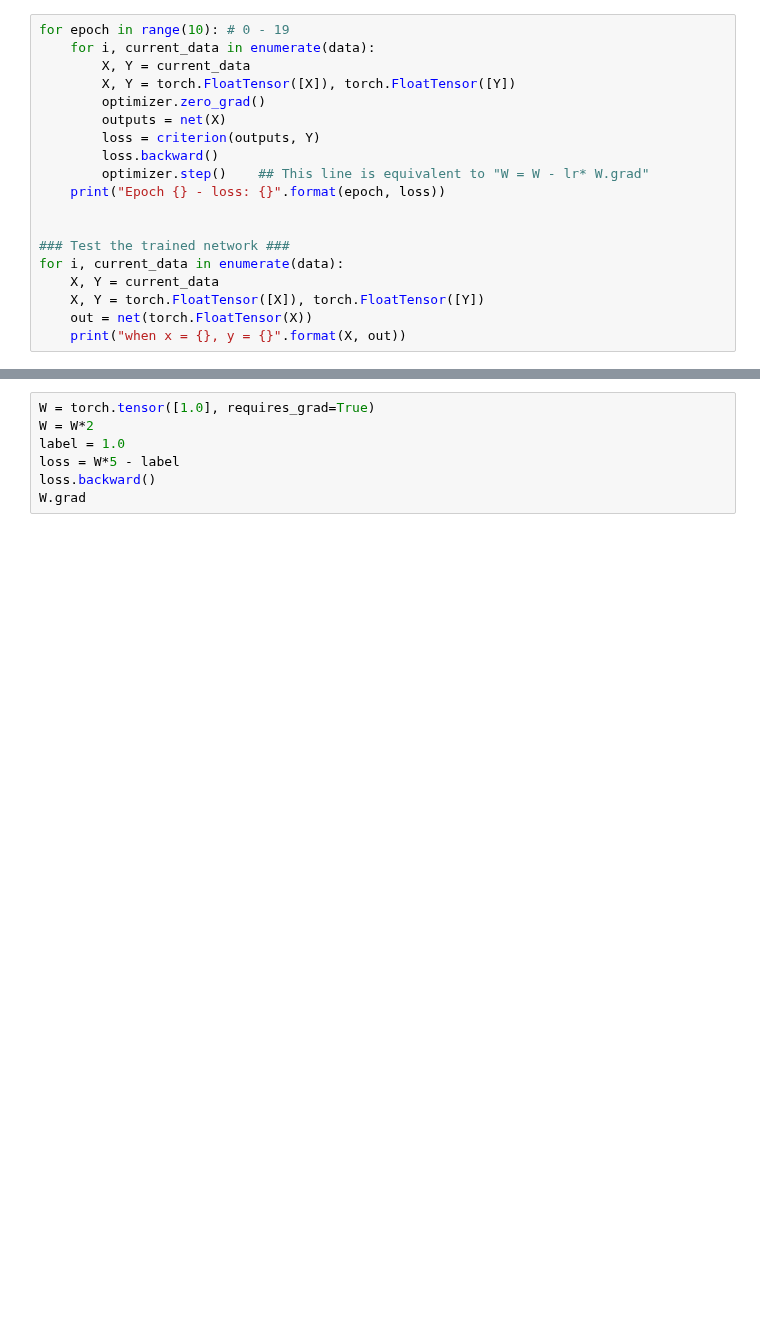
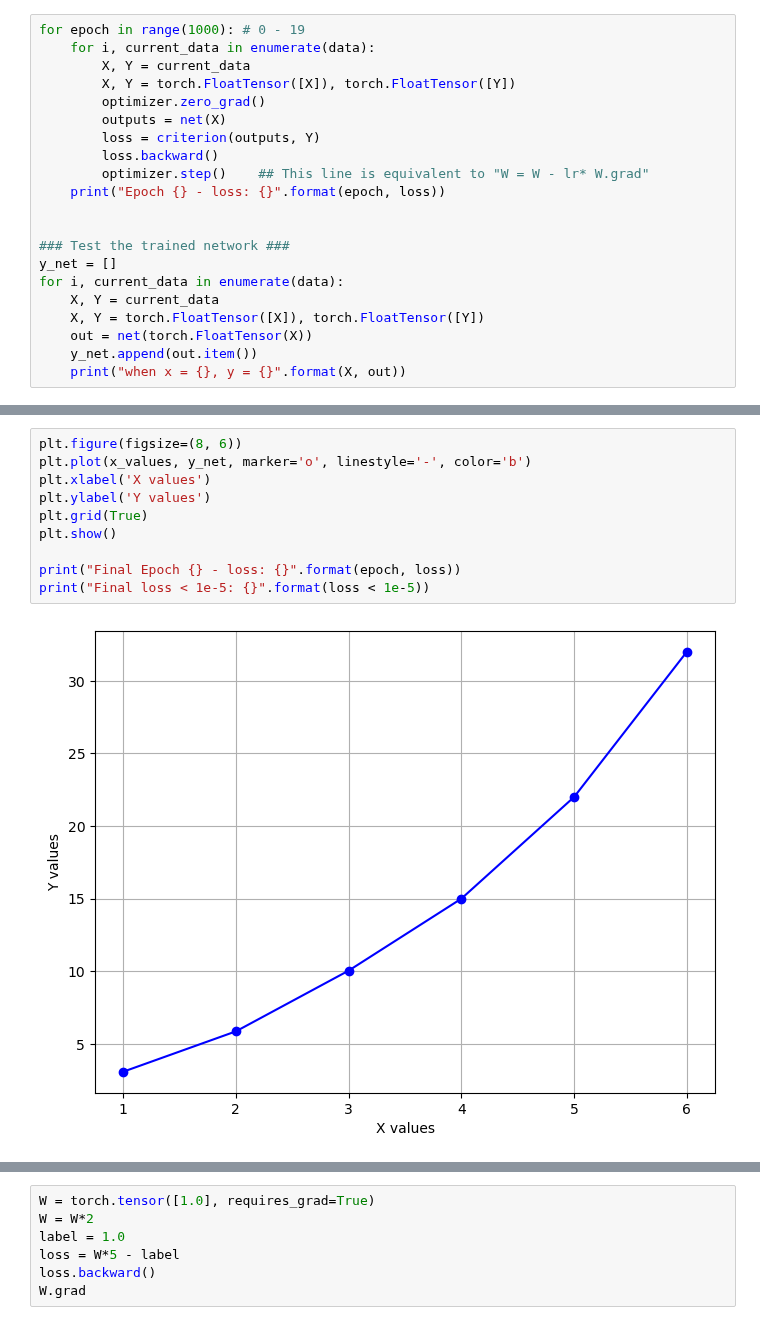
Before and after one commit to maxshii/ece284fa26, a Jupyter notebook: software/hw/[HW_Code3]_Mult-layer_Perceptron_Non_linear_Training.ipynb, the cells around one changed output, grey strips where cells are left out. Saved outputs shown, nothing was run; the diff lists cells and outputs as text; blank space fills up the shorter version.

```diff
--- a/software/hw/[HW_Code3]_Mult-layer_Perceptron_Non_linear_Training.ipynb
+++ b/software/hw/[HW_Code3]_Mult-layer_Perceptron_Non_linear_Training.ipynb
@@ -54,5 +70,5 @@ tensor([[-0.7993]], requires_grad=True)]
 # %%
-for epoch in range(10): # 0 - 19
+for epoch in range(1000): # 0 - 19
     for i, current_data in enumerate(data):
         X, Y = current_data
         X, Y = torch.FloatTensor([X]), torch.FloatTensor([Y])
@@ -65,9 +81,11 @@ for epoch in range(10): # 0 - 19
 
 
 ### Test the trained network ###
+y_net = []
 for i, current_data in enumerate(data):
     X, Y = current_data
     X, Y = torch.FloatTensor([X]), torch.FloatTensor([Y])
     out = net(torch.FloatTensor(X))
+    y_net.append(out.item())
     print("when x = {}, y = {}".format(X, out))
 # %% [output]
@@ -90,0 +109,12 @@ when x = tensor([6.]), y = tensor([-4.3489e+09], grad_fn=<SqueezeBackward3>)
+# %%
+plt.figure(figsize=(8, 6))
+plt.plot(x_values, y_net, marker='o', linestyle='-', color='b')
+plt.xlabel('X values')
+plt.ylabel('Y values')
+plt.grid(True)
+plt.show()
+
+print("Final Epoch {} - loss: {}".format(epoch, loss))
+print("Final loss < 1e-5: {}".format(loss < 1e-5))
+# %% [output]
+[figure, added]
```
Also changed, not shown: parts of 5 cells of this notebook, 3 other files.
